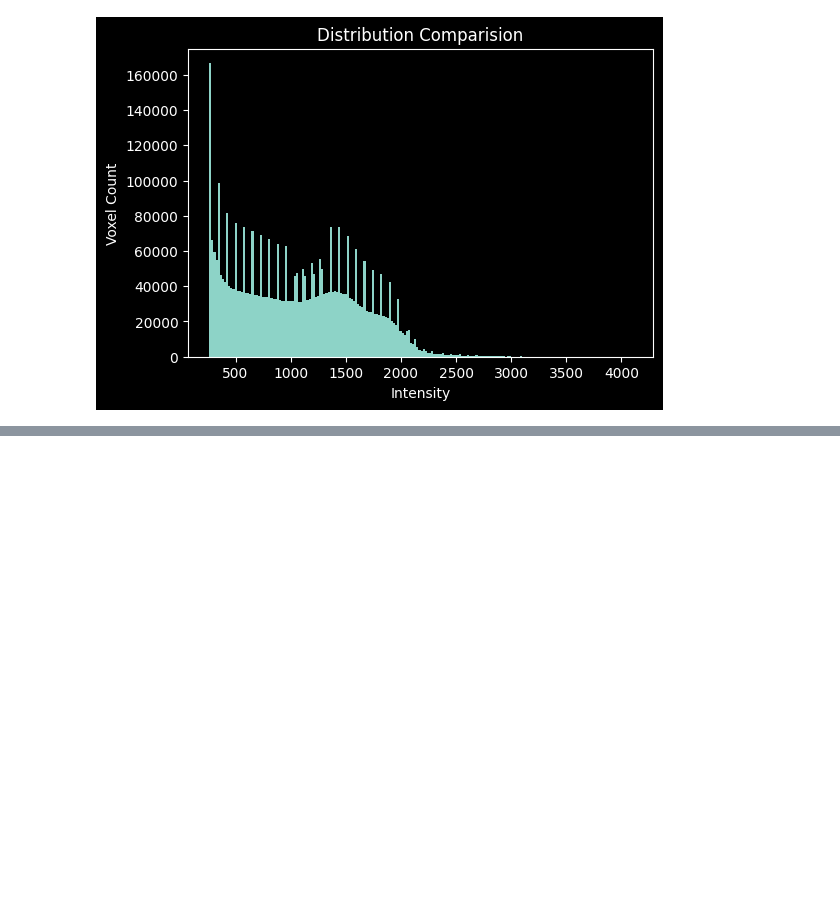
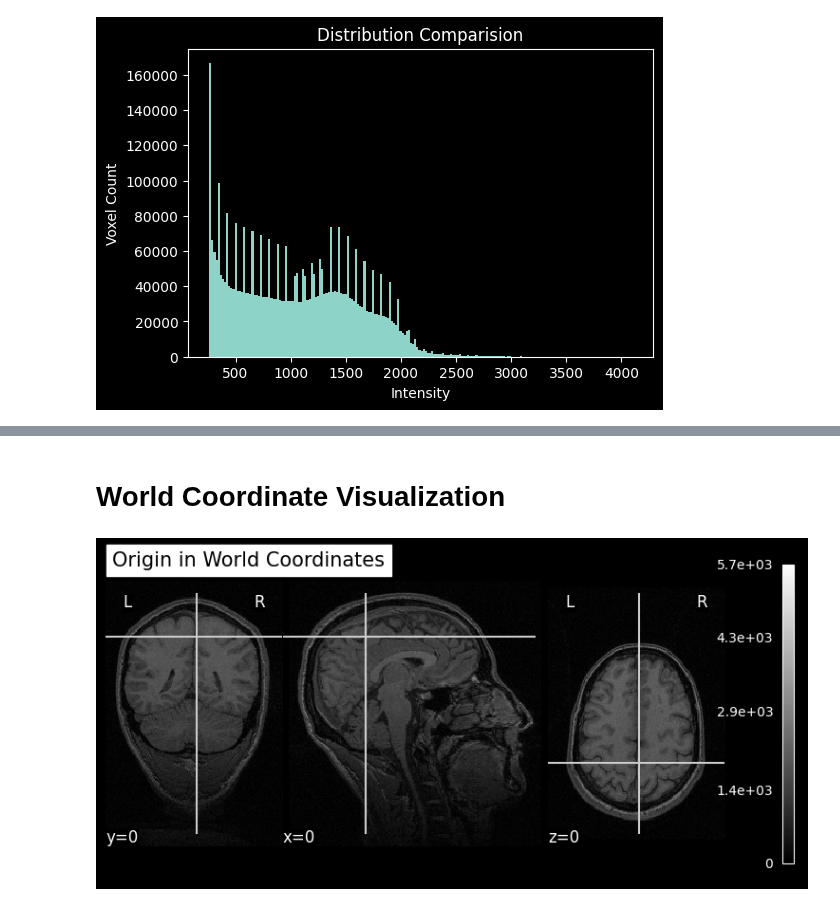
Before and after one commit to Herseybb/fmri-simon-analysis, a Jupyter notebook: notebooks/02_visualization.ipynb, the cells around one changed output, grey strips where cells are left out. Saved outputs shown, nothing was run; the diff lists cells and outputs as text; code cells hidden in the pictures; blank space fills up the shorter version.

```diff
--- a/notebooks/02_visualization.ipynb
+++ b/notebooks/02_visualization.ipynb
@@ -60,0 +211,8 @@ plt.show()
+# %% [markdown]
+# World Coordinate Visualization
+# %%
+coords = (0, 0, 0)
+plotting.plot_anat(img, cut_coords=coords, title="Origin in World Coordinates")
+plotting.show()
+# %% [output]
+[figure, added]
```
Also changed, not shown: parts of 25 cells of this notebook.
